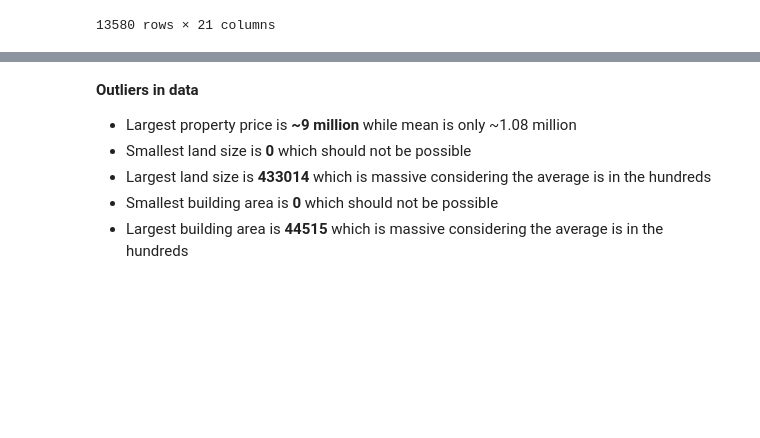
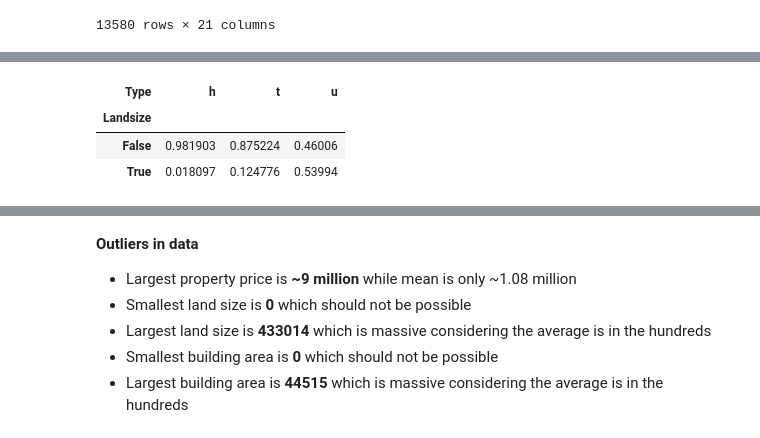
Before and after one commit to cousc0us/melbourne-suburb-analytics, a Jupyter notebook: notebooks/01_eda.ipynb, the cells around one changed output, grey strips where cells are left out. Drawn from its saved outputs; the diff is of its cells as text; code cells hidden in the pictures; blank space fills up the shorter version.

```diff
--- a/notebooks/01_eda.ipynb
+++ b/notebooks/01_eda.ipynb
@@ -134,0 +165,7 @@ df.fillna({"CouncilArea": "Unknown"}, inplace = True)
+# %%
+pd.crosstab(df["Landsize"] == 0, df["Type"],  normalize="columns")
+# %% [output]
+| Type | h | t | u |
+| Landsize |  |  |  |
+| False | 0.981903 | 0.875224 | 0.46006 |
+| True | 0.018097 | 0.124776 | 0.53994 |
```
Also changed, not shown: parts of 13 cells of this notebook, 1 other file.
